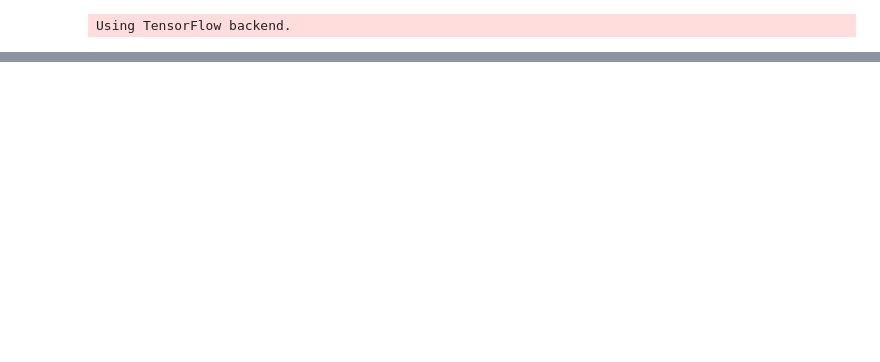
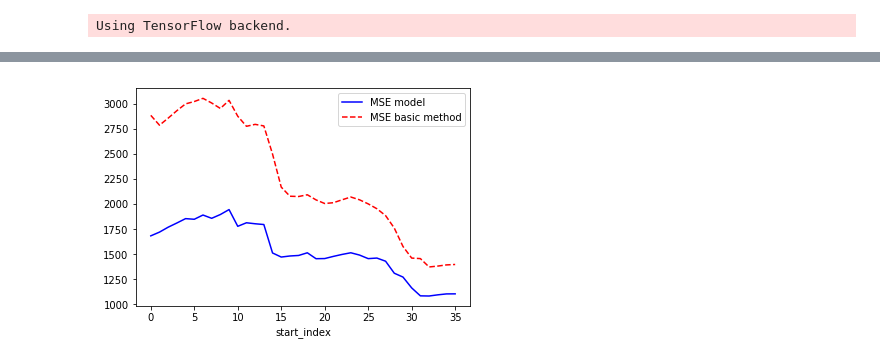
Before and after one commit to openearth/notebooks, a Jupyter notebook: DeepLearning/Salinity_Demo/Test_Model.ipynb, the cells around one changed output, grey strips where cells are left out. Saved outputs shown, nothing was run; the diff lists cells and outputs as text; code cells hidden in the pictures; blank space fills up the shorter version.

```diff
--- a/DeepLearning/Salinity_Demo/Test_Model.ipynb
+++ b/DeepLearning/Salinity_Demo/Test_Model.ipynb
@@ -87,0 +196,7 @@ basic_prediction_last_scaled = convert_cl_kadij_output(basic_prediction_last)
+# %%
+plt.plot(MSEs_model, 'b', label='MSE model')
+plt.plot(MSEs_basic, 'r--', label='MSE basic method')
+plt.xlabel('start_index')
+plt.legend();
+# %% [output]
+[figure, added]
```
Also changed, not shown: parts of 16 cells of this notebook, 1 other file.
